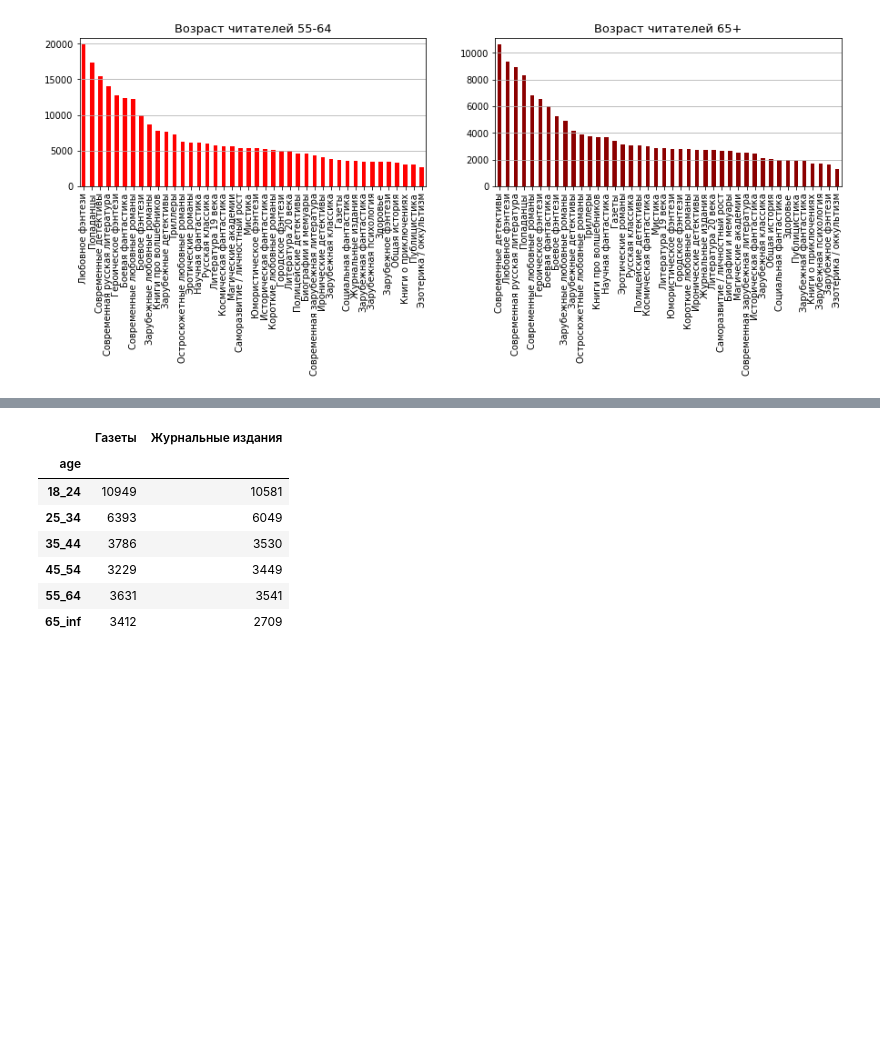
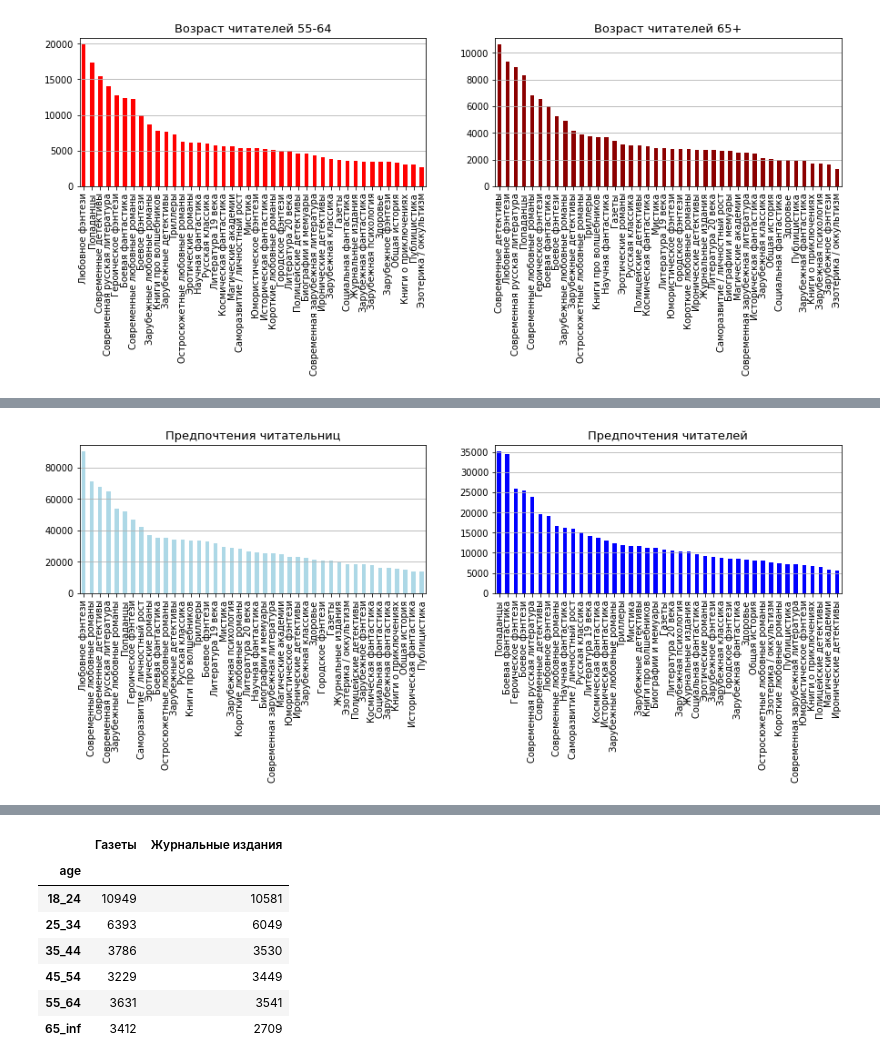
Before and after one commit to OlgaTer/diploma, a Jupyter notebook: diploma.ipynb, the cells around one changed output, grey strips where cells are left out. Drawn from its saved outputs; the diff is of its cells as text; code cells hidden in the pictures; blank space fills up the shorter version.

```diff
--- a/diploma.ipynb
+++ b/diploma.ipynb
@@ -2973,0 +2983,7 @@ top_10_genres_age
+# %%
+# сгруппируем данные по полу
+
+df_data_all_42_sex = df_data_all_42best_genres_sex\
+                    .groupby('sex_all')\
+                    .sum()
+df_data_all_42_sex
@@ -2973,0 +2996,21 @@ top_10_genres_age
+# %%
+# построим графики по читателям и читательницам
+# (посмотрим, насколько здесь совпадут жанровые предпочтения)
+
+plt.figure(figsize=(15,3))
+
+plt.subplot(1, 2, 1)
+df_data_all_42_sex.iloc[0,0:]\
+        .sort_values(ascending=False)\
+        .plot.bar(legend=None, rot=90, color='lightblue')
+plt.title('Предпочтения читательниц', fontsize=13)
+plt.grid(axis='y')
+
+plt.subplot(1, 2, 2)
+df_data_all_42_sex.iloc[1,0:]\
+        .sort_values(ascending=False)\
+        .plot.bar(legend=None, rot=90, color='blue')
+plt.title('Предпочтения читателей', fontsize=13)
+plt.grid(axis='y')
+# %% [output]
+[figure, added]
```
Also changed, not shown: parts of 40 cells of this notebook.
